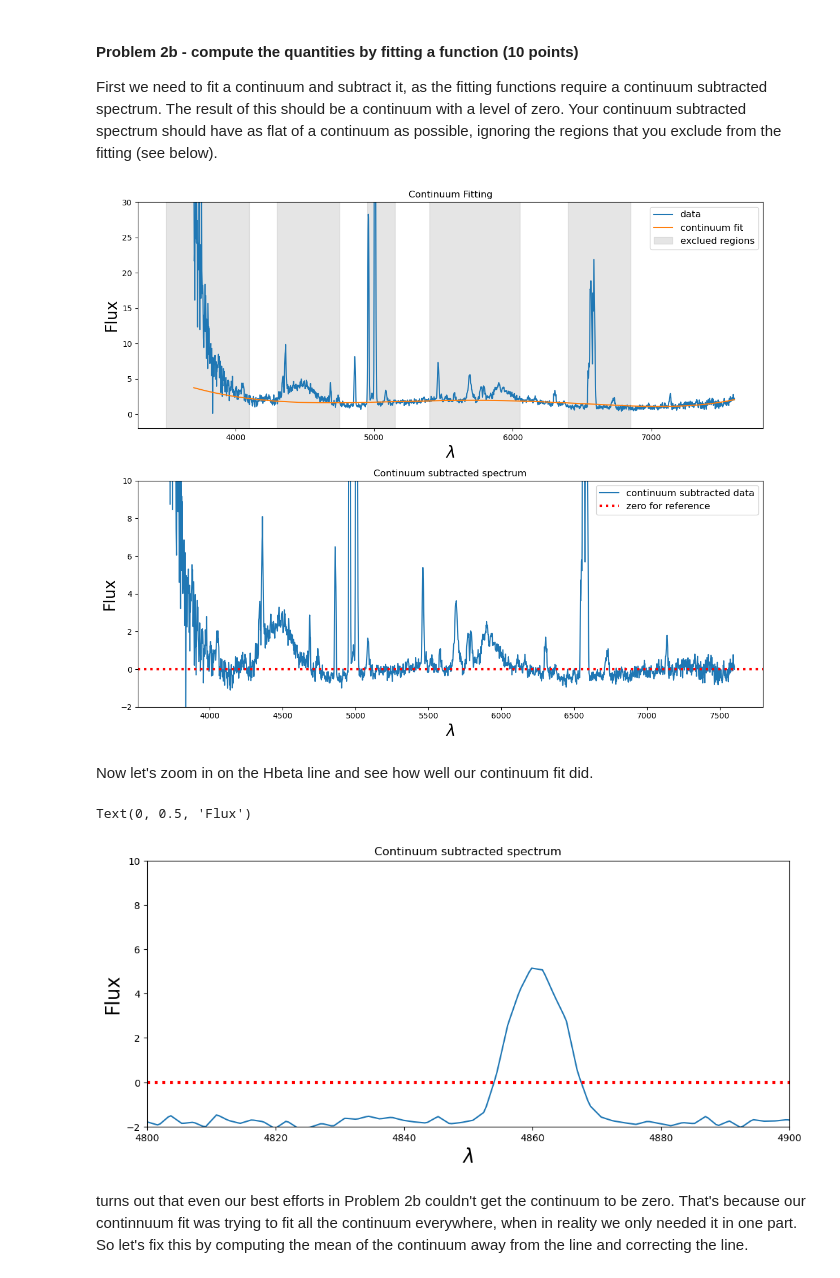
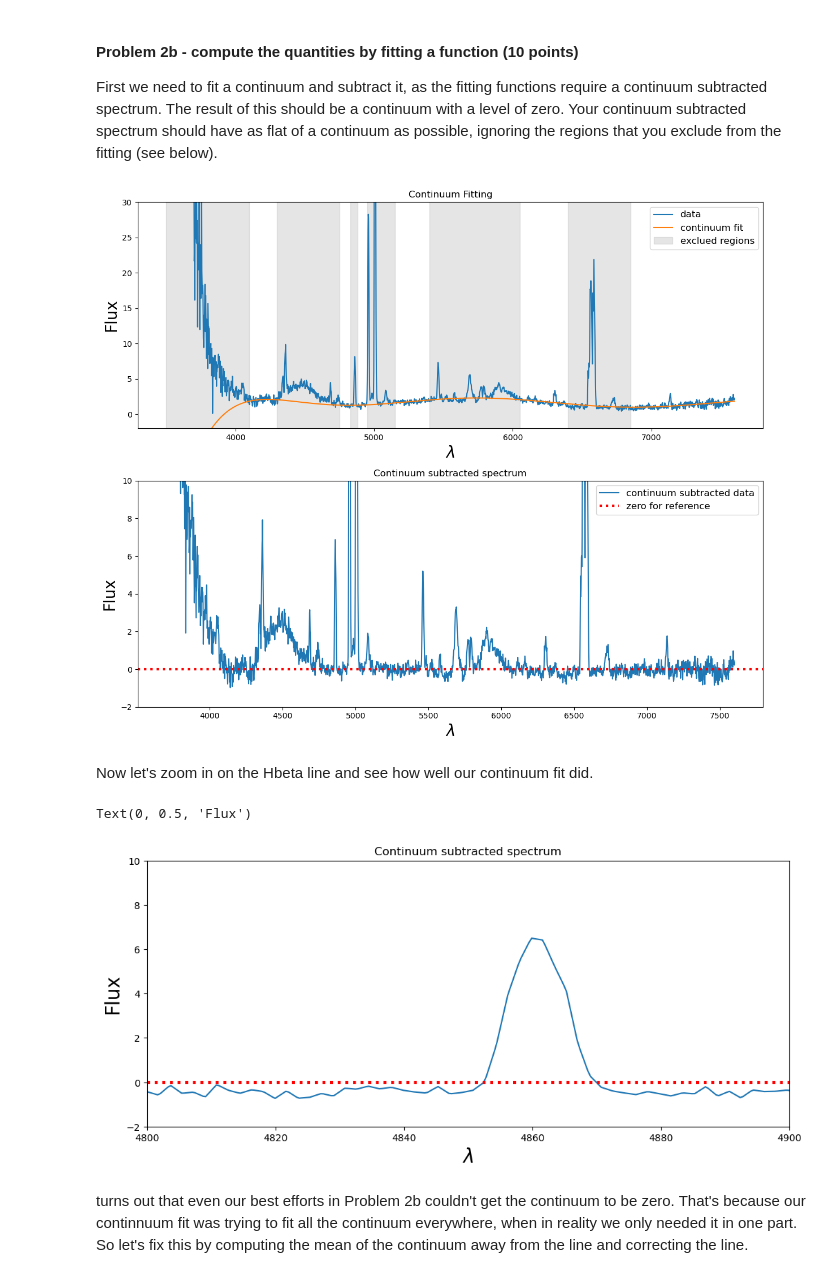
Before and after one commit to bdunne21203/Analysis_real_spectra_student, a Jupyter notebook: analysis_real_spectra.student.ipynb, the cells around one changed output. Drawn from its saved outputs; the diff is of its cells as text; code cells hidden in the pictures.

```diff
--- a/analysis_real_spectra.student.ipynb
+++ b/analysis_real_spectra.student.ipynb
@@ -216,9 +216,9 @@ lamhigh = [4100,4750]
 #************************
 #your other regions go here.
 #a list of the lower bounds
-lamlow.extend([6400,4950,5400])
+lamlow.extend([6400,4950,5400,4830])
 #a list of the upper bounds
-lamhigh.extend([6850,5150,6050])
+lamhigh.extend([6850,5150,6050,4880])
 
 #this creates the SpectralRegion that contains all of the excluded regions
 for ilam,lam in enumerate(lamlow):
@@ -235,41 +235,41 @@ for ilam,lam in enumerate(lamlow):
 with warnings.catch_warnings():  # Ignore warnings
     warnings.simplefilter('ignore')
     fitted_continuum = fit_generic_continuum(specm57,exclude_regions=excl_region, median_window= 1 ,
-                                             model=models.Chebyshev1D(degree= 5 ))
+                                             model=models.Chebyshev1D(degree= 7 ))
 #this is the fitted continuum
 y_fit = fitted_continuum(specm57.wavelength)
 
 #plot the spectrum and the continuum fit
 f,(ax1,ax2) = plt.subplots(2,1,figsize=(12,10))
 ax1.plot(specm57.wavelength, specm57.flux,label='data')
 ax1.plot(specm57.wavelength, y_fit,label='continuum fit')
 ax1.set_title("Continuum Fitting")
 ax1.set_ylim(-2,30)
 ax1.set_xlabel("$\lambda$",fontsize=20)
 ax1.set_ylabel("Flux",fontsize=20)
 
 #to help you decide which regions to exclude, plot gray regions that are excluded.
 for ilam,lam in enumerate(lamlow):
     ax1.fill_betweenx([-100,100],lamlow[ilam],x2=lamhigh[ilam],color='gray',alpha=0.2,label='exclued regions')
 
     #only make the legend after the first iteration so it only makes one box
     if ilam==0:
         ax1.legend(fontsize=12)
 
 #plot the continuum subtracted spectrum
 contsubspec = specm57.flux - y_fit
 ax2.plot(specm57.wavelength, contsubspec, label='continuum subtracted data')
 ax2.set_title("Continuum subtracted spectrum")
 ax2.set_ylim(-2,10)
 ax2.axhline(0.0,color='red',linestyle=':',linewidth=3,label='zero for reference')
 ax2.set_xlabel("$\lambda$",fontsize=20)
 ax2.set_ylabel("Flux",fontsize=20)
 ax2.legend(fontsize=12)
 
 #this optimizes the spacing between the figures
 f.tight_layout()
 # %% [output]
-[figure, old version]
+[figure, new version]
 # %% [markdown]
 Now let's zoom in on the Hbeta line and see how well our continuum fit did.
 # %%
@@ -286,7 +286,7 @@ ax.set_xlabel("$\lambda$",fontsize=20)
 ax.set_ylabel("Flux",fontsize=20)
 # %% [output]
 Text(0, 0.5, 'Flux')
-[figure, old version]
+[figure, new version]
 # %% [markdown]
 turns out that even our best efforts in Problem 2b couldn't get the continuum to be zero.  That's because our continnuum fit was trying to fit all the continuum everywhere, when in reality we only needed it in one part.  So let's fix this by computing the mean of the continuum away from the line and correcting the line.
 # %%
```
Also changed, not shown: parts of 7 cells of this notebook.
